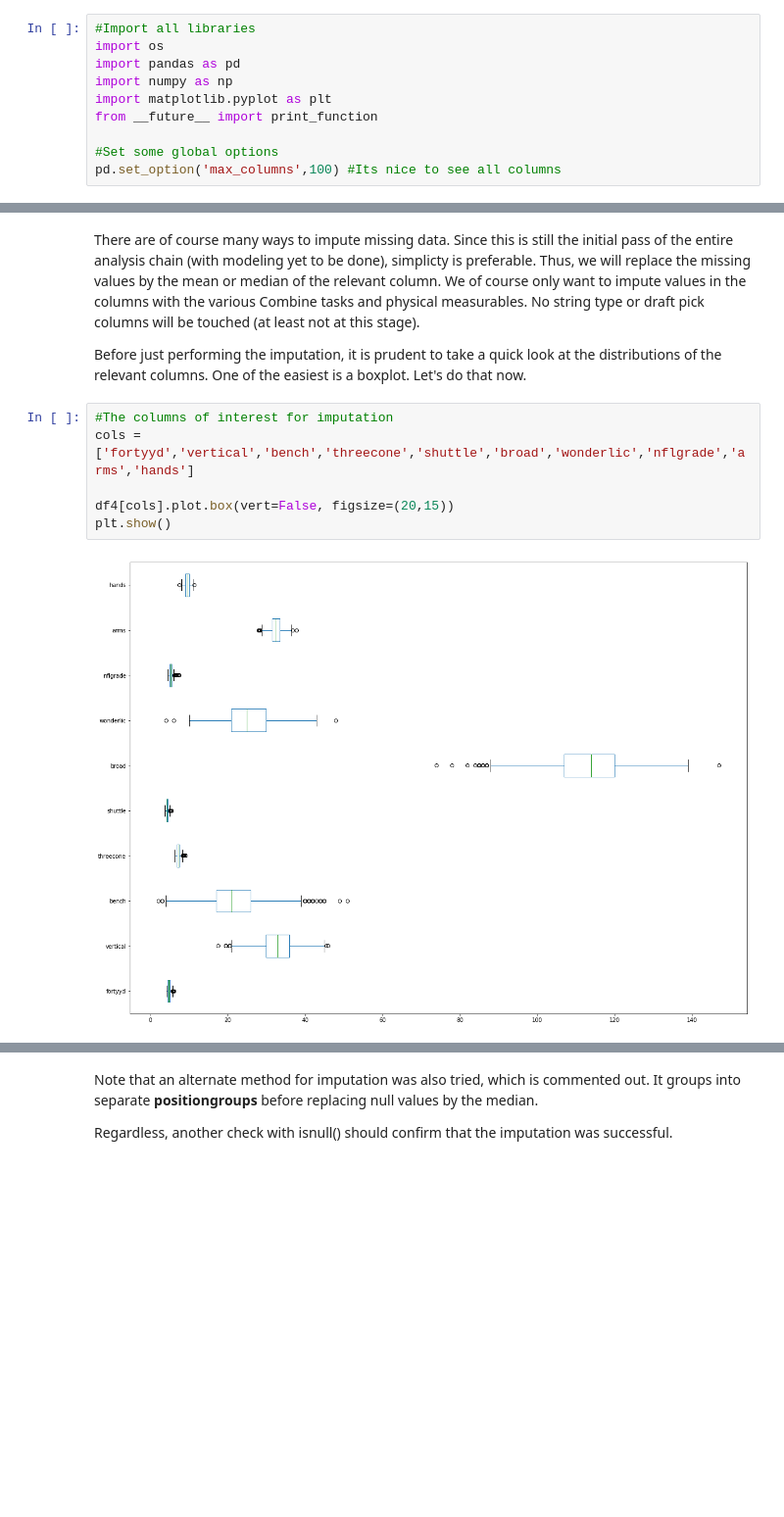
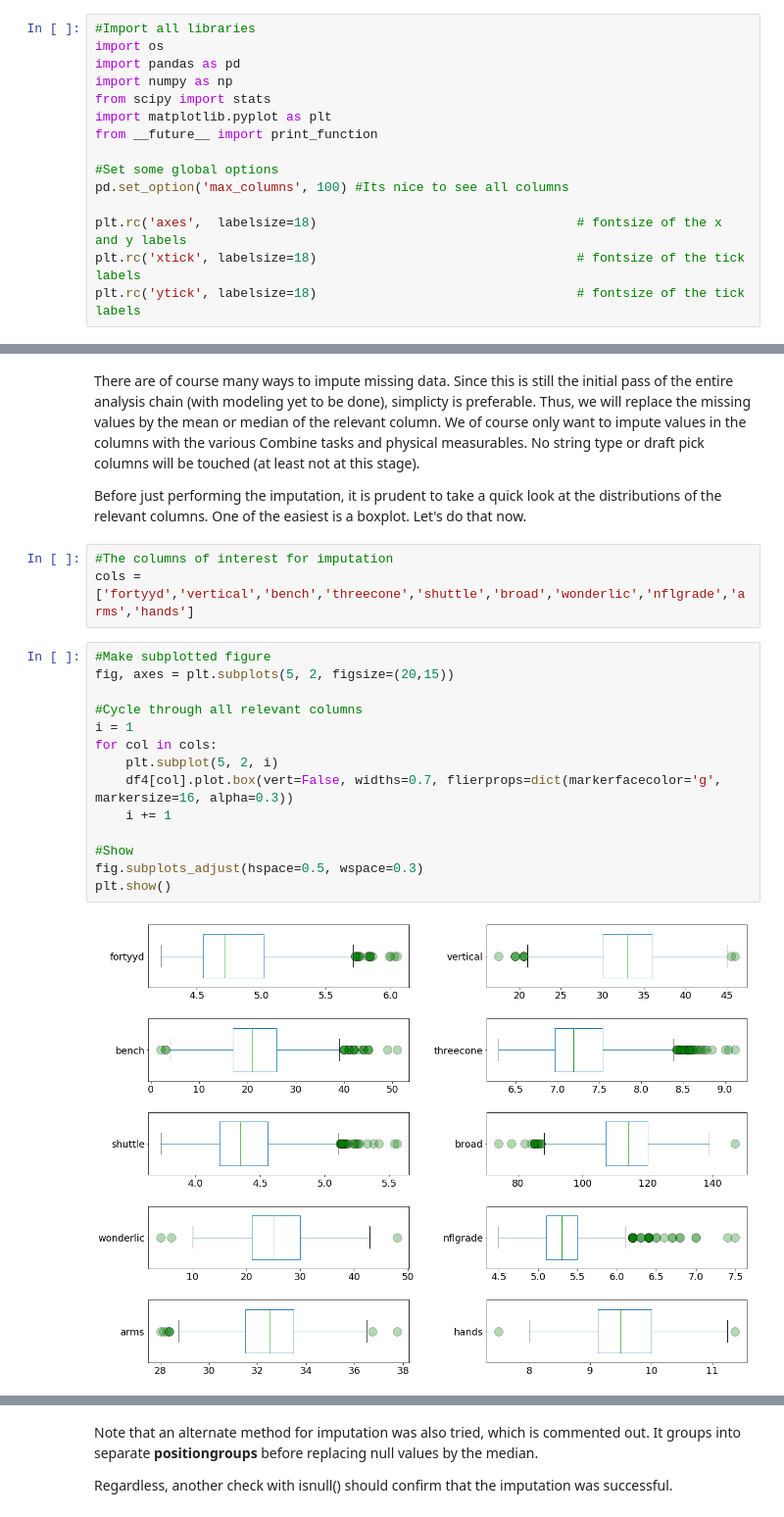
Before and after one commit to pjandir/CapstoneProject1, a Jupyter notebook: data-wrangling.ipynb, the cells around one changed output, grey strips where cells are left out. Shown at 98% size. Saved outputs shown, nothing was run; the diff lists cells and outputs as text; blank space fills up the shorter version.

```diff
--- a/data-wrangling.ipynb
+++ b/data-wrangling.ipynb
@@ -3,11 +3,16 @@
 import os
 import pandas as pd
 import numpy as np
+from scipy import stats
 import matplotlib.pyplot as plt
 from __future__ import print_function
 
 #Set some global options
-pd.set_option('max_columns',100) #Its nice to see all columns
+pd.set_option('max_columns', 100) #Its nice to see all columns
+
+plt.rc('axes',  labelsize=18)                                  # fontsize of the x and y labels
+plt.rc('xtick', labelsize=18)                                  # fontsize of the tick labels
+plt.rc('ytick', labelsize=18)                                  # fontsize of the tick labels
 # %% [markdown]
 -------
 # %% [markdown]
@@ -619,9 +644,20 @@ Before just performing the imputation, it is prudent to take a quick look at the
 # %%
 #The columns of interest for imputation
 cols = ['fortyyd','vertical','bench','threecone','shuttle','broad','wonderlic','nflgrade','arms','hands']
-
-df4[cols].plot.box(vert=False, figsize=(20,15))
-plt.show()
-# %% [output]
-[figure, removed]
+# %%
+#Make subplotted figure
+fig, axes = plt.subplots(5, 2, figsize=(20,15))
+
+#Cycle through all relevant columns
+i = 1
+for col in cols:
+    plt.subplot(5, 2, i)
+    df4[col].plot.box(vert=False, widths=0.7, flierprops=dict(markerfacecolor='g', markersize=16, alpha=0.3))
+    i += 1
+
+#Show
+fig.subplots_adjust(hspace=0.5, wspace=0.3)
+plt.show()
+# %% [output]
+[figure, added]
 # %% [markdown]
```
Also changed, not shown: parts of 31 cells of this notebook, 2 other files.
